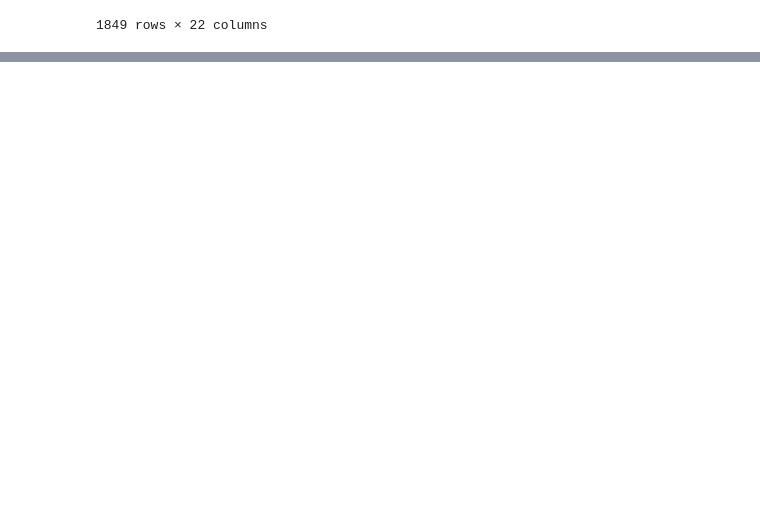
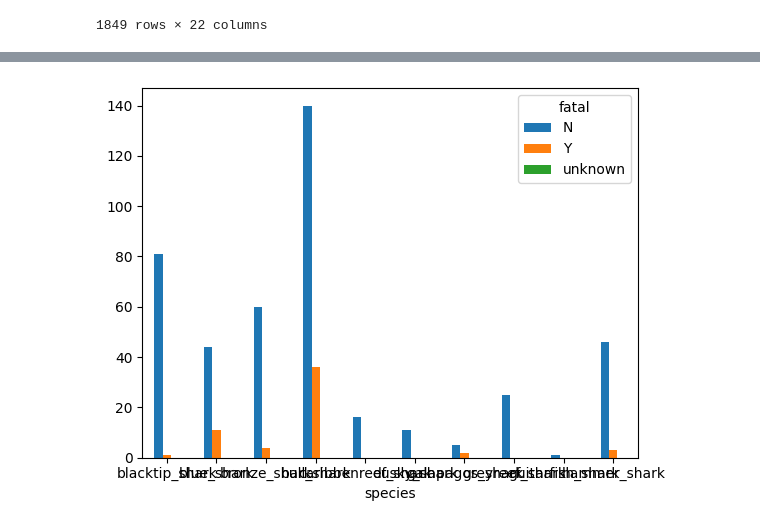
Before and after one commit to aliciahernansanz/-w2-project-pandas-Alicia-Hernansanz, a Jupyter notebook: data/shark_attacks.ipynb, the cells around one changed output, grey strips where cells are left out. Drawn from its saved outputs; the diff is of its cells as text; code cells hidden in the pictures; blank space fills up the shorter version.

Commit message:
trying bar plots

```diff
--- a/data/shark_attacks.ipynb
+++ b/data/shark_attacks.ipynb
@@ -710,0 +717,6 @@ cross_species.sort_values(by='Y%',ascending=False)   #ordenador por el que más
+# %%
+cross_species2=pd.crosstab(index=especies.species, columns=especies.fatal)
+
+barplot = cross_species2[:10].plot.bar(rot=0)
+# %% [output]
+[figure, added]
```
Also changed, not shown: parts of 1 cell of this notebook.
